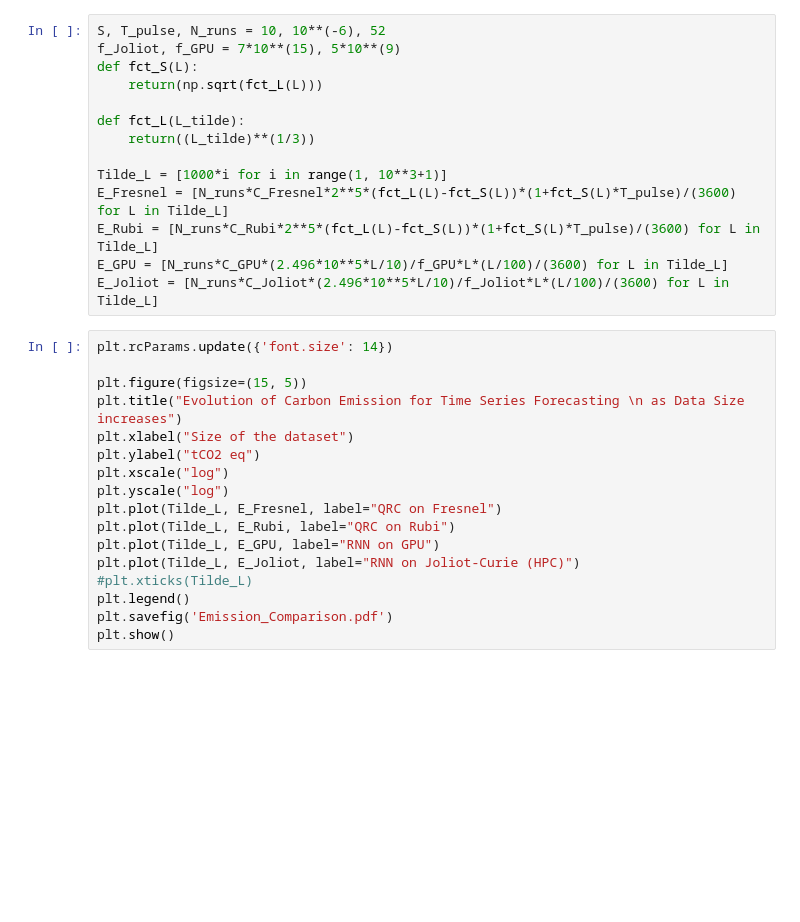
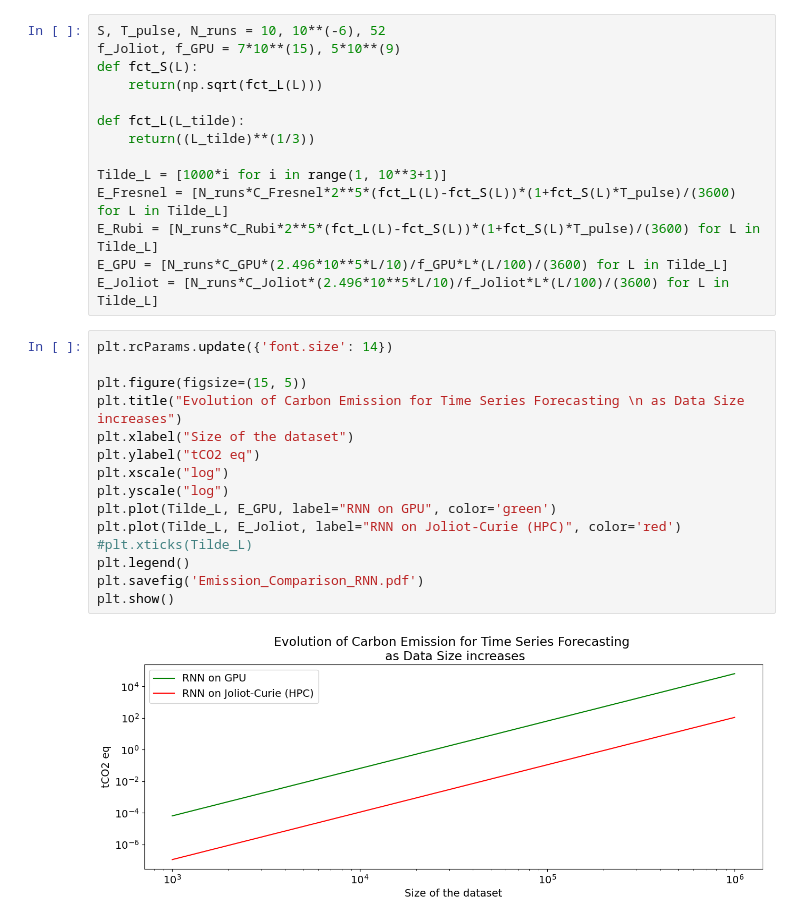
Before and after one commit to NaomiChmielewski/NAREF_Blaise_PASQAL_Hackathon, a Jupyter notebook: Energy_Consumption_Analysis.ipynb, the cells around one changed output. Cells and saved outputs as stored; diff of their text form; blank space fills up the shorter version.

```diff
--- a/Energy_Consumption_Analysis.ipynb
+++ b/Energy_Consumption_Analysis.ipynb
@@ -35,20 +43,20 @@ E_Joliot = [N_runs*C_Joliot*(2.496*10**5*L/10)/f_Joliot*L*(L/100)/(3600) for L i
 # %%
 plt.rcParams.update({'font.size': 14})
 
 plt.figure(figsize=(15, 5))
 plt.title("Evolution of Carbon Emission for Time Series Forecasting \n as Data Size increases")
 plt.xlabel("Size of the dataset")
 plt.ylabel("tCO2 eq")
 plt.xscale("log")
 plt.yscale("log")
-plt.plot(Tilde_L, E_Fresnel, label="QRC on Fresnel")
-plt.plot(Tilde_L, E_Rubi, label="QRC on Rubi")
-plt.plot(Tilde_L, E_GPU, label="RNN on GPU")
-plt.plot(Tilde_L, E_Joliot, label="RNN on Joliot-Curie (HPC)")
+plt.plot(Tilde_L, E_GPU, label="RNN on GPU", color='green')
+plt.plot(Tilde_L, E_Joliot, label="RNN on Joliot-Curie (HPC)", color='red')
 #plt.xticks(Tilde_L)
 plt.legend()
-plt.savefig('Emission_Comparison.pdf')
+plt.savefig('Emission_Comparison_RNN.pdf')
 plt.show()
+# %% [output]
+[figure, added]
 # %%
 plt.rcParams.update({'font.size': 14})
 
```
Also changed, not shown: parts of 5 cells of this notebook.
